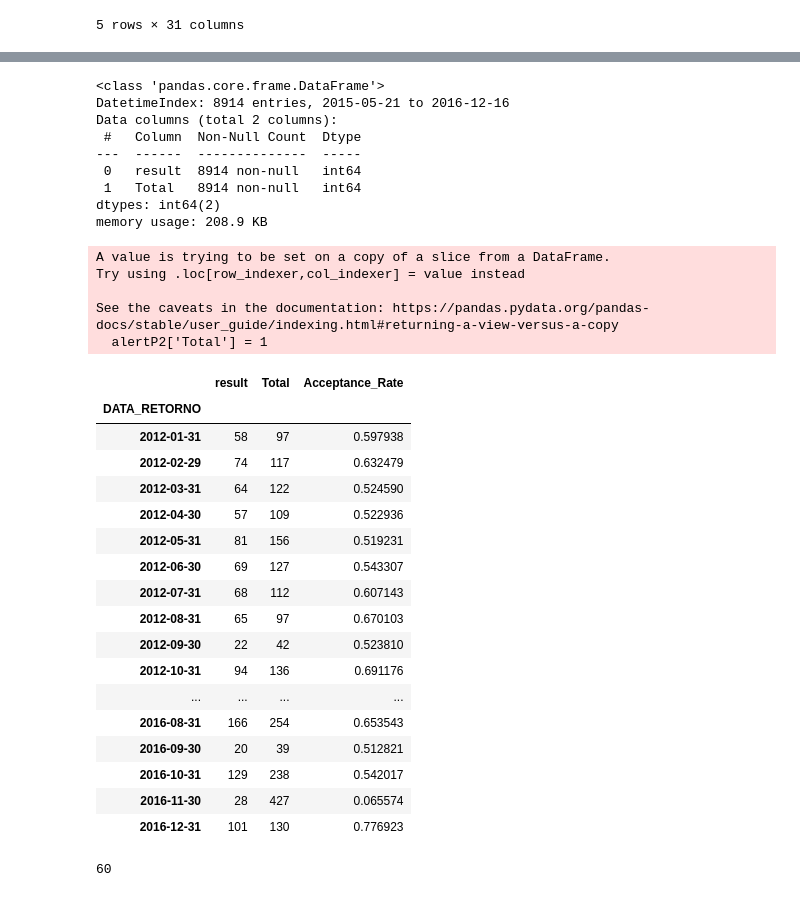
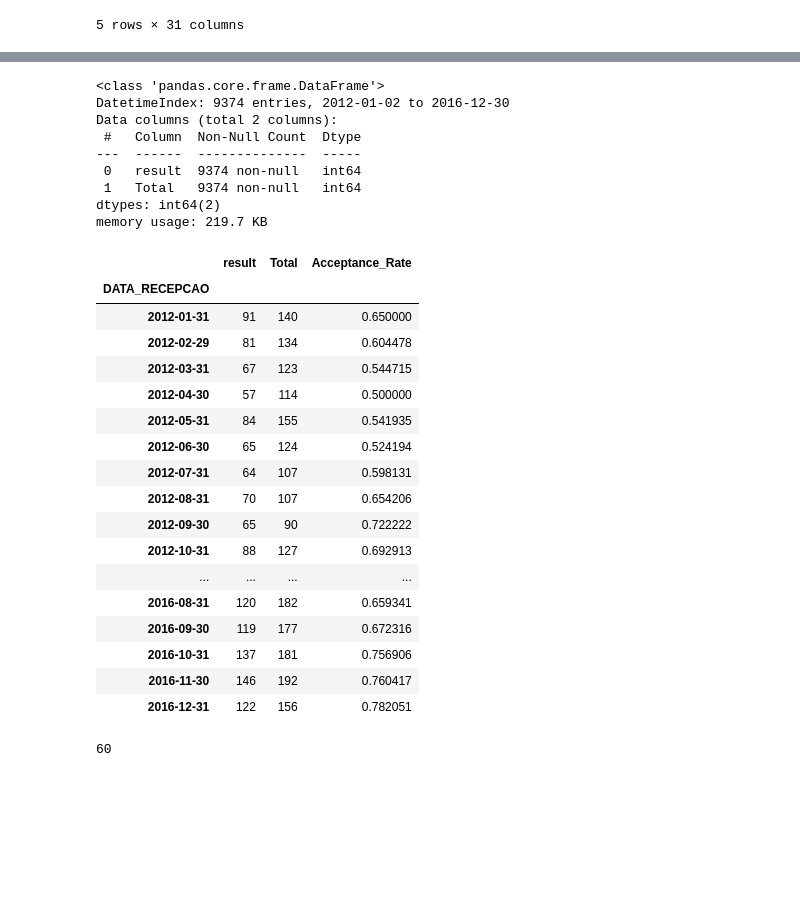
Before and after one commit to Data-Science-Knowledge-Center-Nova-SBE/PBL-HGO, a Jupyter notebook: M_referrals.ipynb, the cells around one changed output, grey strips where cells are left out. Cells and saved outputs as stored; diff of their text form; code cells hidden in the pictures; blank space fills up the shorter version.

```diff
--- a/M_referrals.ipynb
+++ b/M_referrals.ipynb
@@ -69,16 +69,7 @@ date_format_alertP1(alertP1)
 #change the blank values in proveniencia and priority to unknown
 replace_blank(alertP1)
 #create a column with the output of a referral and select the refused and accepted ones
-alertP1=result(alertP1)#changing columns with date to a datetime
-date_format_alertP1(alertP1)
-#change the blank values in proveniencia and priority to unknown
-replace_blank(alertP1)
-#create a column with the output of a referral and select the refused and accepted ones
 alertP1=result(alertP1)
-class_area(alertP1)
-text_length(alertP1)
-referral_steps(alertP1)
-alertP1=unit(alertP1)
 # %% [output]
 A value is trying to be set on a copy of a slice from a DataFrame
 
@@ -99,0 +82,8 @@ See the caveats in the documentation: https://pandas.pydata.org/pandas-docs/stab
+# %%
+class_area(alertP1)
+text_length(alertP1)
+referral_steps(alertP1)
+speciality(alertP1)
+alertP1=unit(alertP1)
+alertP1=alertP1.sort_values('DATA_RECEPCAO')
+alertP1.info()
@@ -100,2 +116,3 @@ See the caveats in the documentation: https://pandas.pydata.org/pandas-docs/stab
 # %%
-alertP2 = alertP1.dropna(subset=['DATA_RETORNO'])
+alertP2 = alertP1.dropna(subset=['DATA_RECEPCAO'])
+alertP2.info()
@@ -102,54 +137,49 @@ alertP2 = alertP1.dropna(subset=['DATA_RETORNO'])
 # %%
 alertP2['Total'] = 1
-alertP2=alertP2[["DATA_RETORNO","result","Total"]]
+alertP2=alertP2[["DATA_RECEPCAO","result","Total"]]
 alertP2=alertP2[alertP2["result"]!=""]
 alertP2["result"]=alertP2["result"].astype(int)
-alertP2["DATA_RETORNO"] =pd.to_datetime(alertP2["DATA_RETORNO"])
-alertP2.set_index("DATA_RETORNO", inplace=True)
+alertP2["DATA_RECEPCAO"] =pd.to_datetime(alertP2["DATA_RECEPCAO"])
+alertP2.set_index("DATA_RECEPCAO", inplace=True)
 
 alertP2.info()
 # %% [output]
 <class 'pandas.core.frame.DataFrame'>
-DatetimeIndex: 8914 entries, 2015-05-21 to 2016-12-16
+DatetimeIndex: 9374 entries, 2012-01-02 to 2016-12-30
 Data columns (total 2 columns):
  #   Column  Non-Null Count  Dtype
 ---  ------  --------------  -----
- 0   result  8914 non-null   int64
- 1   Total   8914 non-null   int64
+ 0   result  9374 non-null   int64
+ 1   Total   9374 non-null   int64
 dtypes: int64(2)
-memory usage: 208.9 KB
+memory usage: 219.7 KB
-A value is trying to be set on a copy of a slice from a DataFrame.
-Try using .loc[row_indexer,col_indexer] = value instead
-
-See the caveats in the documentation: https://pandas.pydata.org/pandas-docs/stable/user_guide/indexing.html#returning-a-view-versus-a-copy
-  alertP2['Total'] = 1
 # %%
 #Monthly referral distribution for all sample
 monthly_data = alertP2.resample('M').agg({'result': 'sum', 'Total': 'sum'})
 monthly_data["Acceptance_Rate"]=monthly_data["result"]/monthly_data["Total"]
-monthly_data = monthly_data[monthly_data.index.year < 2017]
+#monthly_data = monthly_data[monthly_data.index.year < 2017]
 
 
 monthly_data
 # %% [output]
 |  | result | Total | Acceptance_Rate |
-| DATA_RETORNO |  |  |  |
-| 2012-01-31 | 58 | 97 | 0.597938 |
-| 2012-02-29 | 74 | 117 | 0.632479 |
-| 2012-03-31 | 64 | 122 | 0.524590 |
-| 2012-04-30 | 57 | 109 | 0.522936 |
-| 2012-05-31 | 81 | 156 | 0.519231 |
-| 2012-06-30 | 69 | 127 | 0.543307 |
-| 2012-07-31 | 68 | 112 | 0.607143 |
-| 2012-08-31 | 65 | 97 | 0.670103 |
-| 2012-09-30 | 22 | 42 | 0.523810 |
-| 2012-10-31 | 94 | 136 | 0.691176 |
+| DATA_RECEPCAO |  |  |  |
+| 2012-01-31 | 91 | 140 | 0.650000 |
+| 2012-02-29 | 81 | 134 | 0.604478 |
+| 2012-03-31 | 67 | 123 | 0.544715 |
+| 2012-04-30 | 57 | 114 | 0.500000 |
+| 2012-05-31 | 84 | 155 | 0.541935 |
+| 2012-06-30 | 65 | 124 | 0.524194 |
+| 2012-07-31 | 64 | 107 | 0.598131 |
+| 2012-08-31 | 70 | 107 | 0.654206 |
+| 2012-09-30 | 65 | 90 | 0.722222 |
+| 2012-10-31 | 88 | 127 | 0.692913 |
 | ... | ... | ... | ... |
-| 2016-08-31 | 166 | 254 | 0.653543 |
-| 2016-09-30 | 20 | 39 | 0.512821 |
-| 2016-10-31 | 129 | 238 | 0.542017 |
-| 2016-11-30 | 28 | 427 | 0.065574 |
-| 2016-12-31 | 101 | 130 | 0.776923 |
+| 2016-08-31 | 120 | 182 | 0.659341 |
+| 2016-09-30 | 119 | 177 | 0.672316 |
+| 2016-10-31 | 137 | 181 | 0.756906 |
+| 2016-11-30 | 146 | 192 | 0.760417 |
+| 2016-12-31 | 122 | 156 | 0.782051 |
 # %%
 monthly_data["result"].count()
 # %% [output]
```
Also changed, not shown: parts of 7 cells of this notebook, 2 other files.
